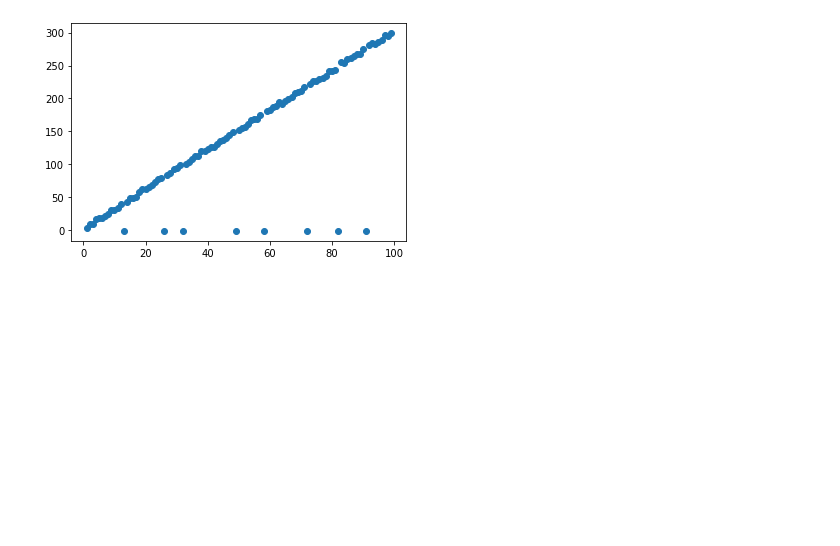
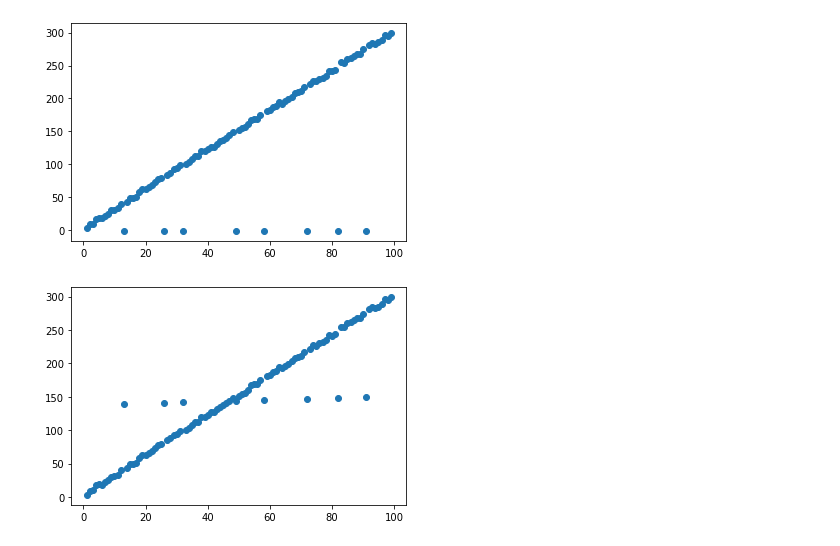
Before and after one commit to Linzh7/Machine-Learning-From-Scratch, a Jupyter notebook: Code/1.3-Visualize.ipynb, the cells around one changed output. Drawn from its saved outputs; the diff is of its cells as text; code cells hidden in the pictures; blank space fills up the shorter version.

Commit message:
Update Data Visualize

```diff
--- a/Code/1.3-Visualize.ipynb
+++ b/Code/1.3-Visualize.ipynb
@@ -70,3 +70,14 @@ img.scatter(data_x, data_y)
 plt.show()
 # %% [output]
 [figure]
+# %%
+for index in range(data_y.shape[0]):
+    if data_y[index] == -1:
+        data_y[index] = data_y.mean()
+# %%
+fig = plt.figure()
+img = fig.add_subplot(111)
+img.scatter(data_x, data_y)
+plt.show()
+# %% [output]
+[figure, added]
```
Also changed, not shown: 1 other file.
